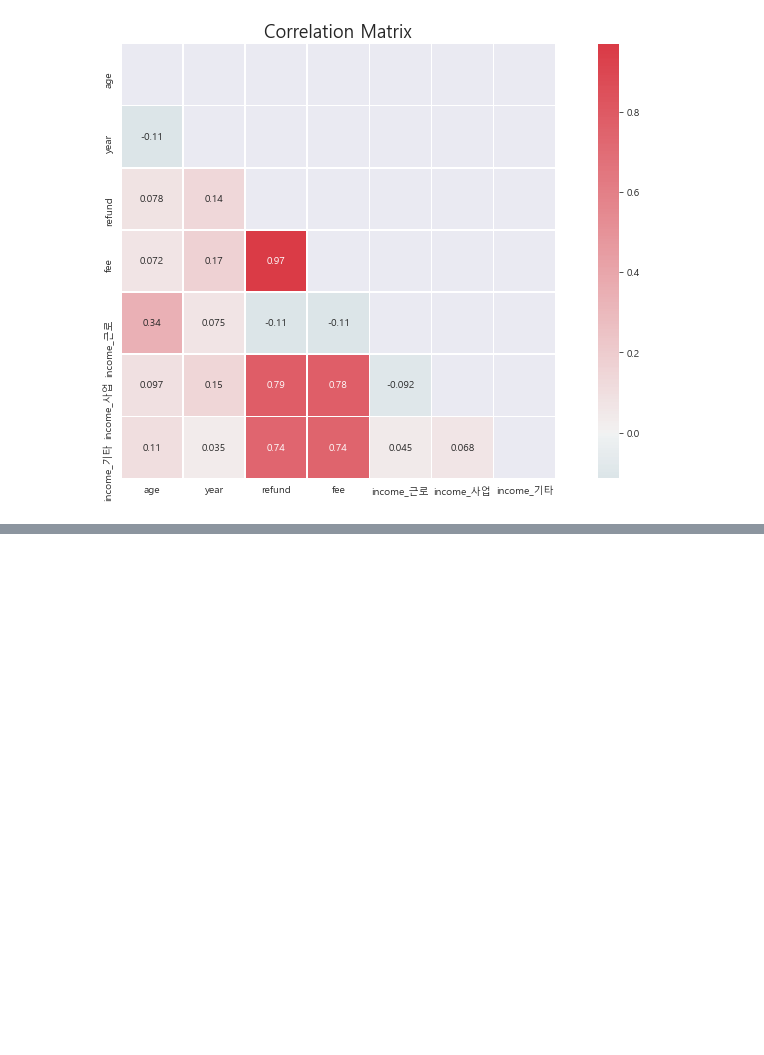
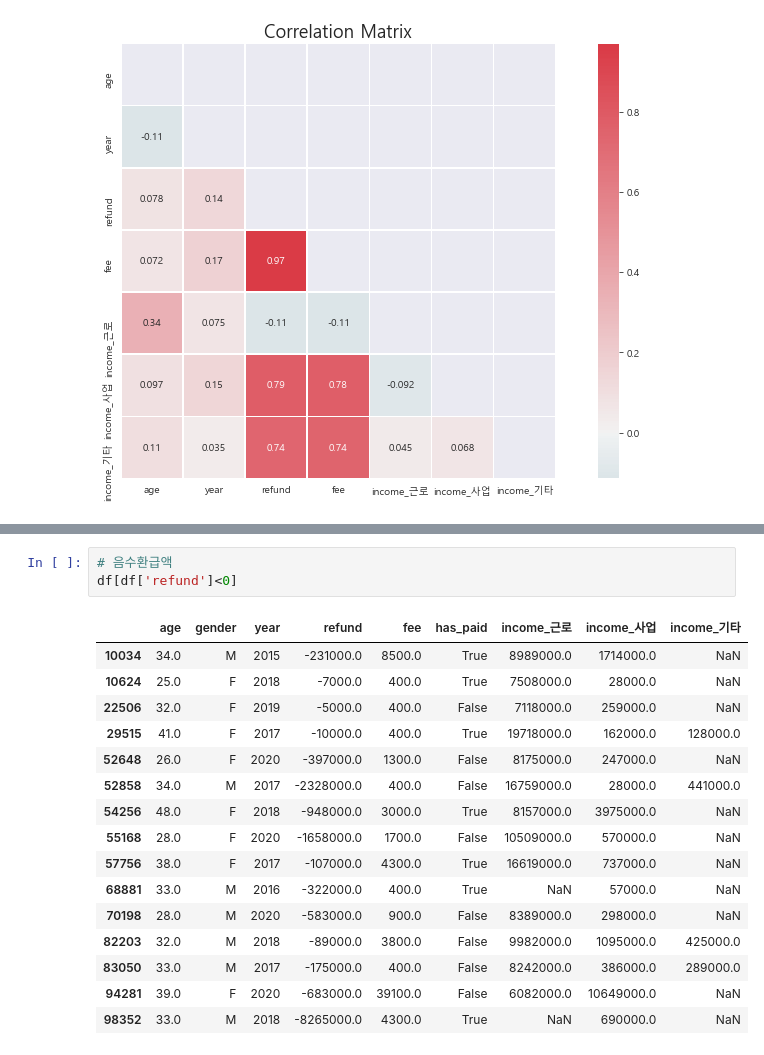
Before and after one commit to honeybeat1/team1_wanted_onboarding_2nd, a Jupyter notebook: Week2_정재훈/2021-자비스앤빌런즈_프리온보딩과제.ipynb, the cells around one changed output, grey strips where cells are left out. Drawn from its saved outputs; the diff is of its cells as text; blank space fills up the shorter version.

```diff
--- a/Week2_정재훈/2021-자비스앤빌런즈_프리온보딩과제.ipynb
+++ b/Week2_정재훈/2021-자비스앤빌런즈_프리온보딩과제.ipynb
@@ -1412,0 +1447,20 @@ plt.show()
+# %%
+# 음수환급액
+df[df['refund']<0]
+# %% [output]
+|  | age | gender | year | refund | fee | has_paid | income_근로 | income_사업 | income_기타 |
+| 10034 | 34.0 | M | 2015 | -231000.0 | 8500.0 | True | 8989000.0 | 1714000.0 | NaN |
+| 10624 | 25.0 | F | 2018 | -7000.0 | 400.0 | True | 7508000.0 | 28000.0 | NaN |
+| 22506 | 32.0 | F | 2019 | -5000.0 | 400.0 | False | 7118000.0 | 259000.0 | NaN |
+| 29515 | 41.0 | F | 2017 | -10000.0 | 400.0 | True | 19718000.0 | 162000.0 | 128000.0 |
+| 52648 | 26.0 | F | 2020 | -397000.0 | 1300.0 | False | 8175000.0 | 247000.0 | NaN |
+| 52858 | 34.0 | M | 2017 | -2328000.0 | 400.0 | False | 16759000.0 | 28000.0 | 441000.0 |
+| 54256 | 48.0 | F | 2018 | -948000.0 | 3000.0 | True | 8157000.0 | 3975000.0 | NaN |
+| 55168 | 28.0 | F | 2020 | -1658000.0 | 1700.0 | False | 10509000.0 | 570000.0 | NaN |
+| 57756 | 38.0 | F | 2017 | -107000.0 | 4300.0 | True | 16619000.0 | 737000.0 | NaN |
+| 68881 | 33.0 | M | 2016 | -322000.0 | 400.0 | True | NaN | 57000.0 | NaN |
+| 70198 | 28.0 | M | 2020 | -583000.0 | 900.0 | False | 8389000.0 | 298000.0 | NaN |
+| 82203 | 32.0 | M | 2018 | -89000.0 | 3800.0 | False | 9982000.0 | 1095000.0 | 425000.0 |
+| 83050 | 33.0 | M | 2017 | -175000.0 | 400.0 | False | 8242000.0 | 386000.0 | 289000.0 |
+| 94281 | 39.0 | F | 2020 | -683000.0 | 39100.0 | False | 6082000.0 | 10649000.0 | NaN |
+| 98352 | 33.0 | M | 2018 | -8265000.0 | 4300.0 | True | NaN | 690000.0 | NaN |
```
Also changed, not shown: parts of 24 cells of this notebook.
